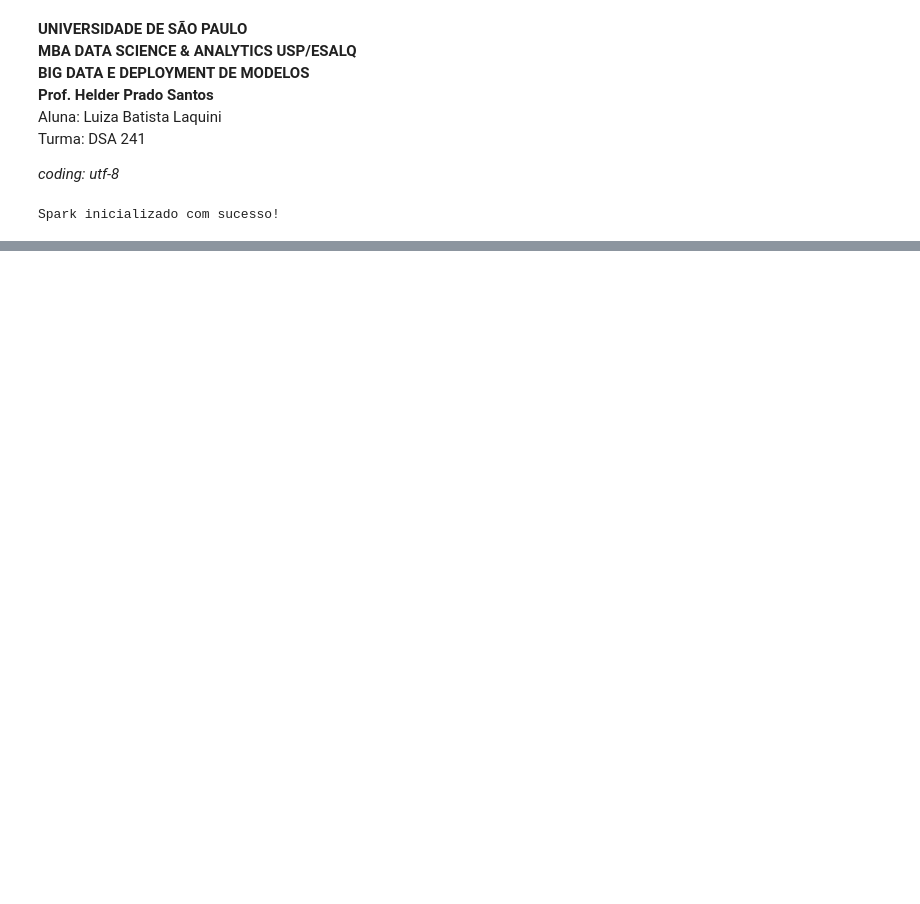
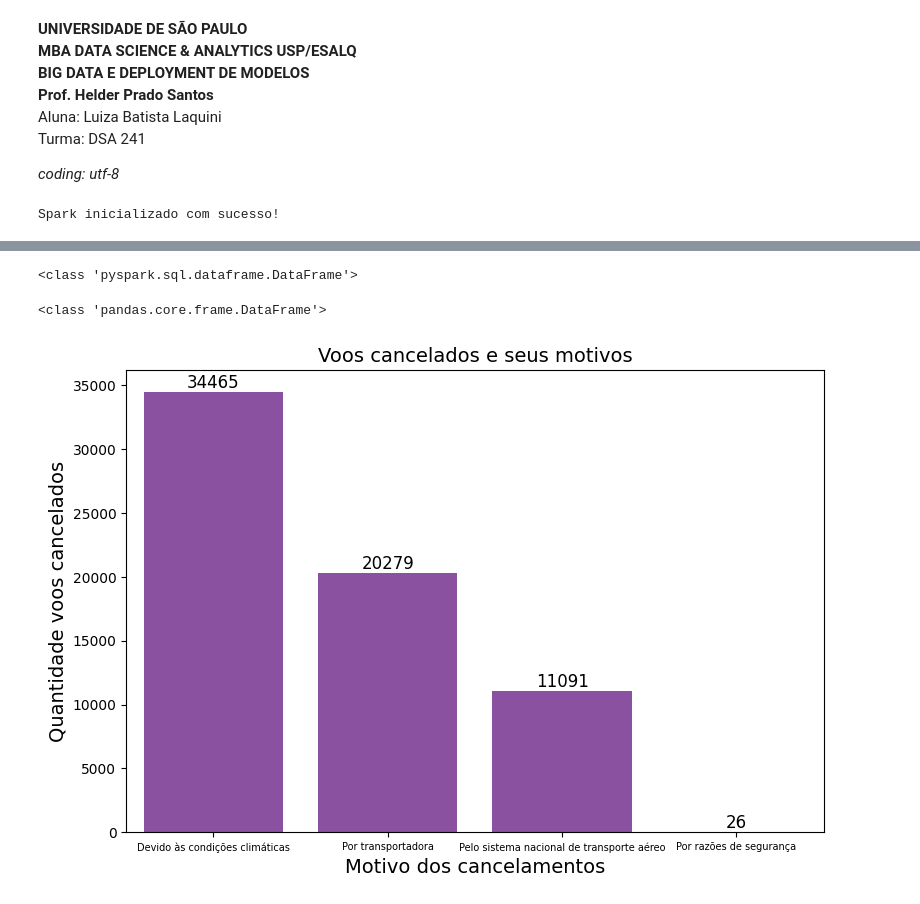
Before and after one commit to luizalaquini/big-data-e-deployment, a Jupyter notebook: script_big_data.ipynb, the cells around one changed output, grey strips where cells are left out. Saved outputs shown, nothing was run; the diff lists cells and outputs as text; code cells hidden in the pictures; blank space fills up the shorter version.

Commit message:
:sparkles: feat: finished script

```diff
--- a/script_big_data.ipynb
+++ b/script_big_data.ipynb
@@ -536,0 +332,8 @@ spark.stop()
+# %%
+# Carregando os dados das transportadoras
+df_transportadoras = spark.read.csv(
+    "./data/transportadoras.csv", header=True
+)
+
+# Visualizando as lindas e colunas do dataset
+df_transportadoras.show(truncate=False)
@@ -536,0 +663,40 @@ spark.stop()
+# %%
+# Verificando o tipo do dataframe pyspark
+print(type(df_voos_cancelados_codigos))
+# %% [output]
+<class 'pyspark.sql.dataframe.DataFrame'>
+# %%
+# Verificando o tipo do dataframe pandas
+print(type(pdf_voos_cancelados_codigos))
+# %% [output]
+<class 'pandas.core.frame.DataFrame'>
+# %%
+###############################################################################
+#                         CRIAÇÃO DE GRÁFICOS                                 #
+###############################################################################
+
+# criando um gráfico de barras com os dados retornados
+
+# definindo o tamanho da imagem
+plt.figure(figsize=(9,6), dpi=100)
+
+# criando o gráfico de colunas
+ax = sns.barplot(
+    pdf_voos_cancelados_codigos.sort_values(by="quantidade", ascending=False),
+    x="motivo_cancelamento",
+    y="quantidade",
+    color="#8e44ad"
+)
+# alterando título e os rótuos dos eixos x e y
+ax.set_ylabel("Quantidade voos cancelados", fontsize=14)
+ax.set_xlabel("Motivo dos cancelamentos", fontsize=14)
+ax.set_title("Voos cancelados e seus motivos", fontsize=14)
+ax.tick_params(axis='x', labelsize=7)
+
+# adicionando os labels nas colunas
+ax.bar_label(ax.containers[0], fontsize=12)
+
+# plotar o gráfico
+plt.show()
+# %% [output]
+[figure, added]
```
Also changed, not shown: parts of 40 cells of this notebook.
